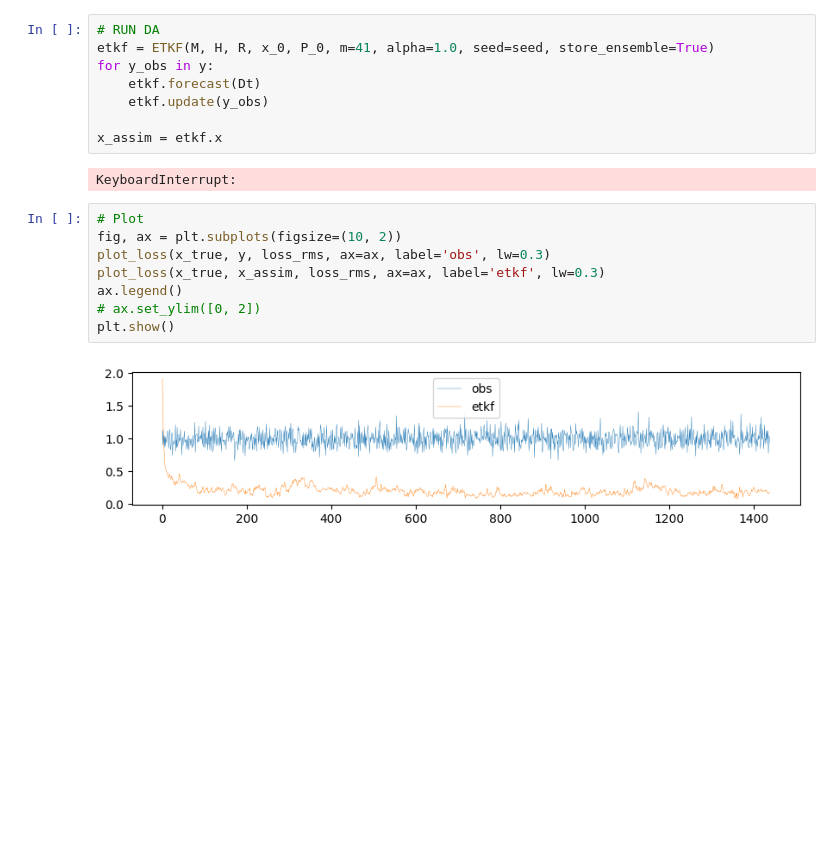
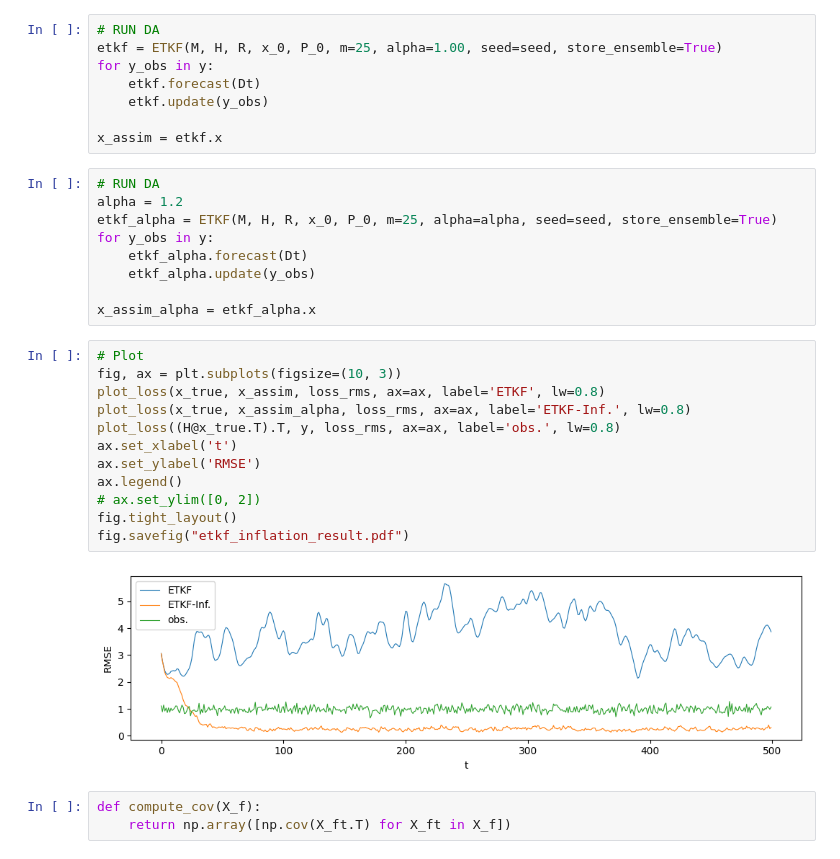
Before and after one commit to KotaTakeda/da_py, a Jupyter notebook: examples/l96_etkf.ipynb, the cells around one changed output. Saved outputs shown, nothing was run; the diff lists cells and outputs as text; blank space fills up the shorter version.

```diff
--- a/examples/l96_etkf.ipynb
+++ b/examples/l96_etkf.ipynb
@@ -53,20 +86,34 @@ P_0 = 25*I
 # %%
 # RUN DA
-etkf = ETKF(M, H, R, x_0, P_0, m=41, alpha=1.0, seed=seed, store_ensemble=True)
+etkf = ETKF(M, H, R, x_0, P_0, m=25, alpha=1.00, seed=seed, store_ensemble=True)
 for y_obs in y:
     etkf.forecast(Dt)
     etkf.update(y_obs)
 
 x_assim = etkf.x
-# %% [output]
-KeyboardInterrupt:
+# %%
+# RUN DA
+alpha = 1.2
+etkf_alpha = ETKF(M, H, R, x_0, P_0, m=25, alpha=alpha, seed=seed, store_ensemble=True)
+for y_obs in y:
+    etkf_alpha.forecast(Dt)
+    etkf_alpha.update(y_obs)
+
+x_assim_alpha = etkf_alpha.x
 # %%
 # Plot
-fig, ax = plt.subplots(figsize=(10, 2))
-plot_loss(x_true, y, loss_rms, ax=ax, label='obs', lw=0.3)
-plot_loss(x_true, x_assim, loss_rms, ax=ax, label='etkf', lw=0.3)
+fig, ax = plt.subplots(figsize=(10, 3))
+plot_loss(x_true, x_assim, loss_rms, ax=ax, label='ETKF', lw=0.8)
+plot_loss(x_true, x_assim_alpha, loss_rms, ax=ax, label='ETKF-Inf.', lw=0.8)
+plot_loss((H@x_true.T).T, y, loss_rms, ax=ax, label='obs.', lw=0.8)
+ax.set_xlabel('t')
+ax.set_ylabel('RMSE')
 ax.legend()
 # ax.set_ylim([0, 2])
-plt.show()
+fig.tight_layout()
+fig.savefig("etkf_inflation_result.pdf")
 # %% [output]
-[figure, old version]
+[figure, new version]
+# %%
+def compute_cov(X_f):
+    return np.array([np.cov(X_ft.T) for X_ft in X_f])
```
Also changed, not shown: parts of 8 cells of this notebook, 8 other files.
